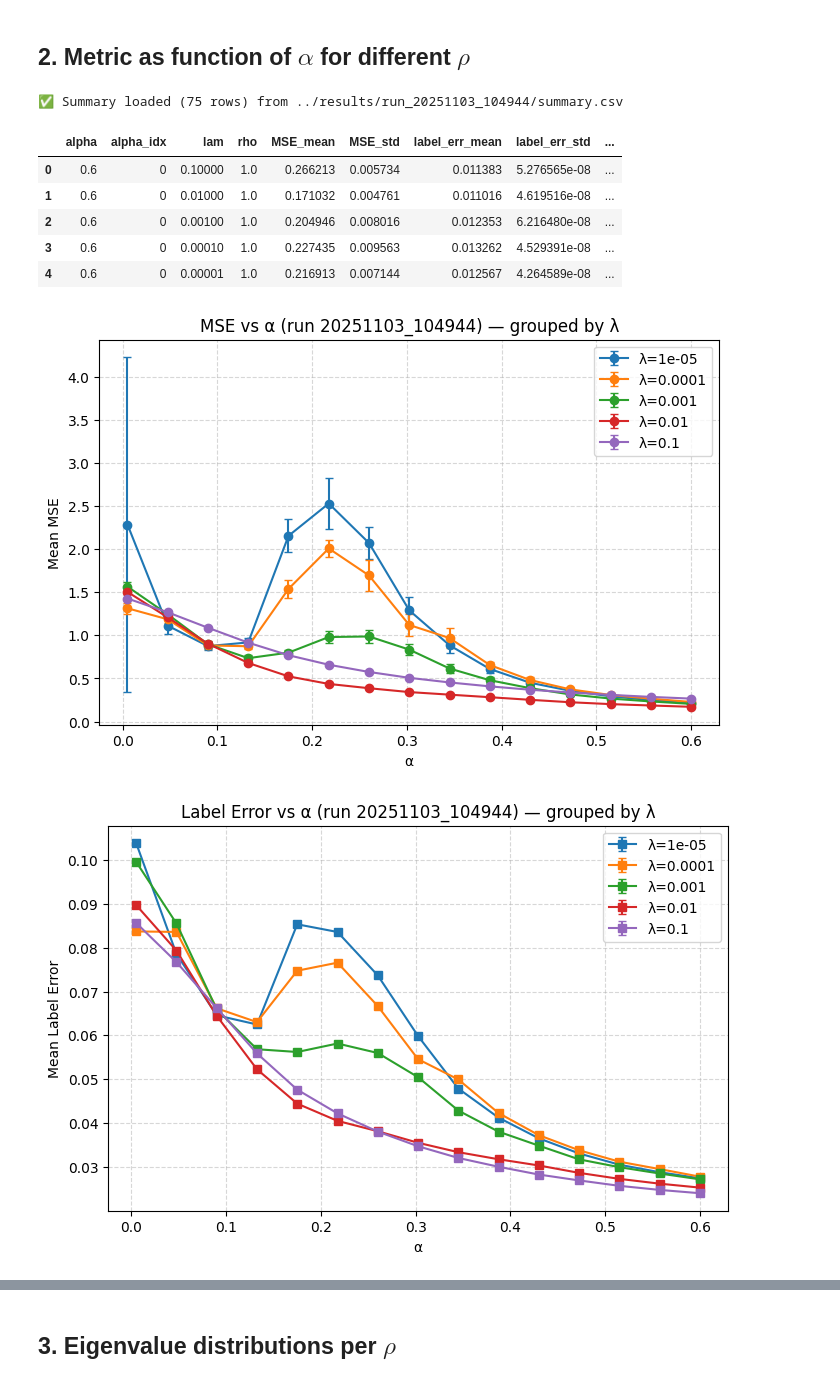
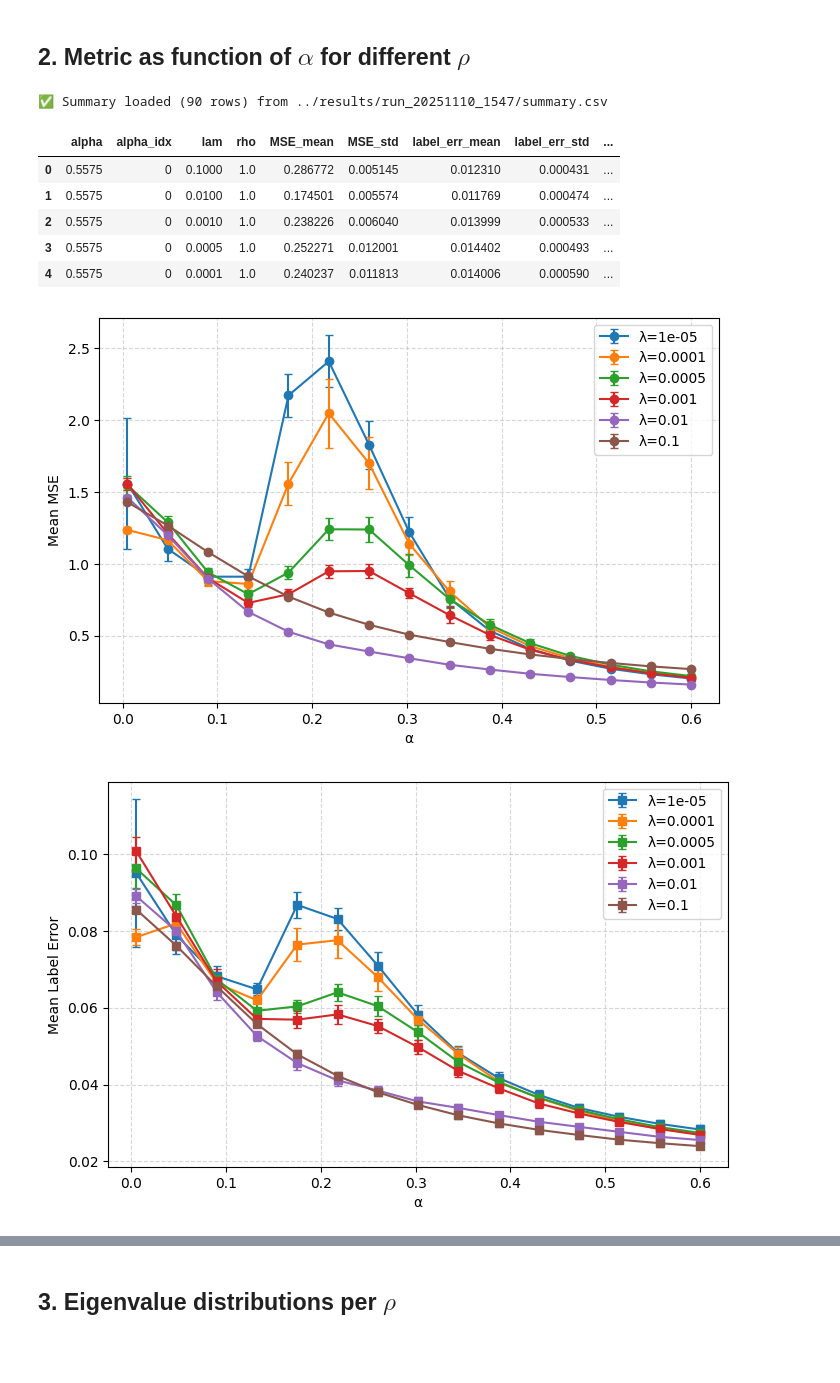
Before and after one commit to victor-pcll/Exploring-transformers-empirically, a Jupyter notebook: notebook/ERM_tied_visua.ipynb, the cells around one changed output, grey strips where cells are left out. Drawn from its saved outputs; the diff is of its cells as text; code cells hidden in the pictures; blank space fills up the shorter version.

```diff
--- a/notebook/ERM_tied_visua.ipynb
+++ b/notebook/ERM_tied_visua.ipynb
@@ -46,43 +60,43 @@ for lam in sorted(df["lam"].unique()):
                  marker='o', capsize=3, label=f"λ={lam}")
 plt.xlabel("α")
 plt.ylabel("Mean MSE")
-plt.title(f"MSE vs α (run {run_id})")
+# plt.title(f"MSE vs α")
 plt.legend()
 plt.grid(True, linestyle="--", alpha=0.5)
 plt.show()
 
 # --- Plot Label Error vs alpha with error bars (grouped by lambda) ---
 plt.figure(figsize=(8, 5))
 for lam in sorted(df["lam"].unique()):
     subset = df[df["lam"] == lam].sort_values("alpha")
     plt.errorbar(subset["alpha"], subset["label_err_mean_noise"], yerr=subset.get("label_err_std_noise", 0),
                  marker='s', capsize=3, label=f"λ={lam}")
 plt.xlabel("α")
 plt.ylabel("Mean Label Error")
-plt.title(f"Label Error vs α (run {run_id})")
+# plt.title(f"Label Error vs α")
 plt.legend()
 plt.grid(True, linestyle="--", alpha=0.5)
 plt.show()
 
 # --- Plot Train Data vs alpha with error bars (grouped by lambda) ---
 plt.figure(figsize=(8, 5))
 for lam in sorted(df["lam"].unique()):
     subset = df[df["lam"] == lam].sort_values("alpha")
     plt.errorbar(subset["alpha"], subset["train_data_mean"], yerr=subset.get("train_data_std", 0),
                  marker='^', capsize=3, label=f"λ={lam}")
 plt.xlabel("α")
 plt.ylabel("Mean Train Data")
-plt.title(f"Train Data vs α (run {run_id})")
+# plt.title(f"Train Data vs α (run {run_id})")
 plt.legend()
 plt.grid(True, linestyle="--", alpha=0.5)
 plt.show()
 # %% [output]
-✅ Summary loaded (75 rows) from ../results/run_20251103_104944/summary.csv
+✅ Summary loaded (90 rows) from ../results/run_20251110_1547/summary.csv
 |  | alpha | alpha_idx | lam | rho | MSE_mean | MSE_std | label_err_mean | label_err_std | ... |
-| 0 | 0.6 | 0 | 0.10000 | 1.0 | 0.266213 | 0.005734 | 0.011383 | 5.276565e-08 | ... |
-| 1 | 0.6 | 0 | 0.01000 | 1.0 | 0.171032 | 0.004761 | 0.011016 | 4.619516e-08 | ... |
-| 2 | 0.6 | 0 | 0.00100 | 1.0 | 0.204946 | 0.008016 | 0.012353 | 6.216480e-08 | ... |
-| 3 | 0.6 | 0 | 0.00010 | 1.0 | 0.227435 | 0.009563 | 0.013262 | 4.529391e-08 | ... |
-| 4 | 0.6 | 0 | 0.00001 | 1.0 | 0.216913 | 0.007144 | 0.012567 | 4.264589e-08 | ... |
+| 0 | 0.5575 | 0 | 0.1000 | 1.0 | 0.286772 | 0.005145 | 0.012310 | 0.000431 | ... |
+| 1 | 0.5575 | 0 | 0.0100 | 1.0 | 0.174501 | 0.005574 | 0.011769 | 0.000474 | ... |
+| 2 | 0.5575 | 0 | 0.0010 | 1.0 | 0.238226 | 0.006040 | 0.013999 | 0.000533 | ... |
+| 3 | 0.5575 | 0 | 0.0005 | 1.0 | 0.252271 | 0.012001 | 0.014402 | 0.000493 | ... |
+| 4 | 0.5575 | 0 | 0.0001 | 1.0 | 0.240237 | 0.011813 | 0.014006 | 0.000590 | ... |
-[figure, old version]
+[figure, new version]
-[figure, old version]
+[figure, new version]
```
Also changed, not shown: parts of 4 cells of this notebook, 43 other files.
